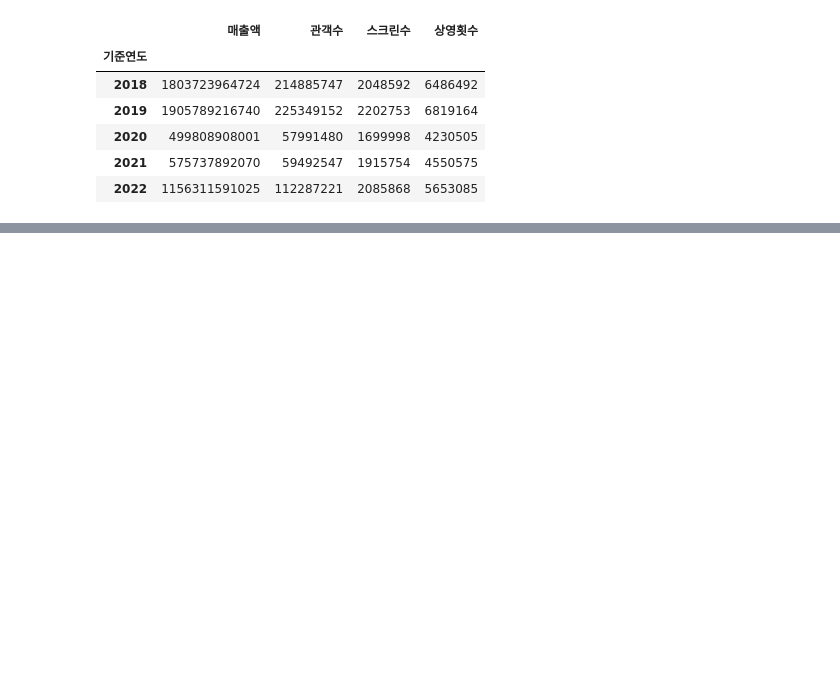
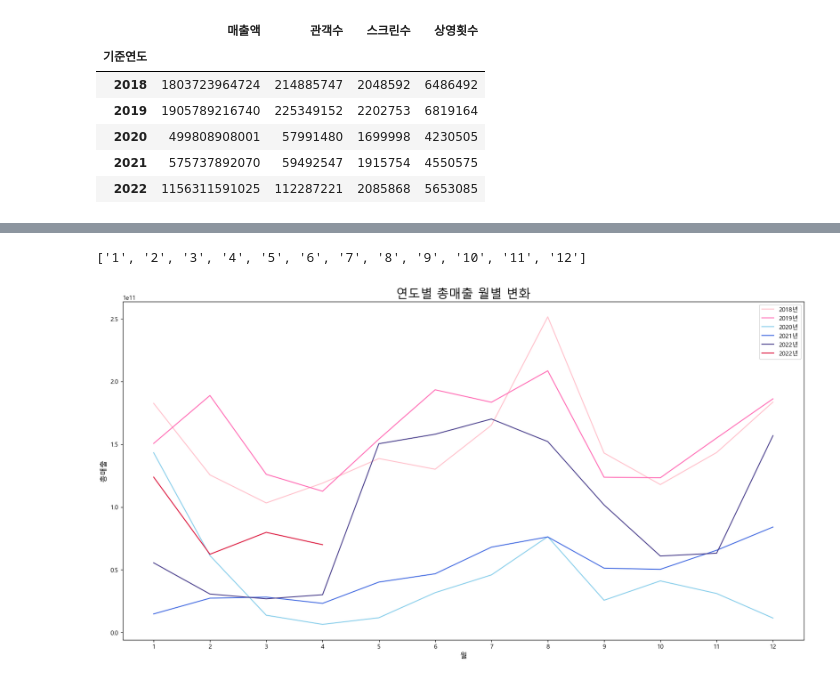
Before and after one commit to hyewon961117/hwstudy, a Jupyter notebook: City_Rock/[분석&시각화]_기간별_일별_분석_2.ipynb, the cells around one changed output, grey strips where cells are left out. Cells and saved outputs as stored; diff of their text form; code cells hidden in the pictures; blank space fills up the shorter version.

```diff
--- a/City_Rock/[분석&시각화]_기간별_일별_분석_2.ipynb
+++ b/City_Rock/[분석&시각화]_기간별_일별_분석_2.ipynb
@@ -181,0 +192,3 @@ movie_month_info
+# %%
+movie_year_month_info_2023 = movie_info_2023.groupby(['기준연도','기준월']).agg({'매출액':'sum', '관객수':'sum', '스크린수':'sum', '상영횟수':'sum'})
+movie_year_month_info_2023[:-1]
@@ -181,0 +219,25 @@ movie_month_info
+# %%
+month_list = movie_year_month_info.loc[2022]['매출액'].index.map(lambda x: str(x)).to_list()
+# %% [output]
+['1', '2', '3', '4', '5', '6', '7', '8', '9', '10', '11', '12']
+# %%
+# 연도별 월별 총매출 시각화
+fig = plt.figure(figsize=(20,10))
+ax = fig.add_subplot(1,1,1)
+
+month_list = movie_year_month_info.loc[2022]['매출액'].index.map(lambda x: str(x)).to_list()
+
+ax.plot(month_list,movie_year_month_info.loc[2018]['매출액'], color="pink", label="2018년")
+ax.plot(month_list,movie_year_month_info.loc[2019]['매출액'], color="hotpink", label="2019년")
+ax.plot(month_list,movie_year_month_info.loc[2020]['매출액'], color="skyblue", label="2020년")
+ax.plot(month_list,movie_year_month_info.loc[2021]['매출액'], color="royalblue", label="2021년")
+ax.plot(month_list,movie_year_month_info.loc[2022]['매출액'], color="darkslateblue", label="2022년")
+ax.plot(month_list[:4],movie_year_month_info_2023[:-1].loc[2023]['매출액'], color="crimson", label="2022년")
+
+ax.legend(loc="best")
+ax.set_title('연도별 총매출 월별 변화', size=20)
+ax.set_xlabel('월',size=12)
+ax.set_ylabel('총매출',size=12)
+plt.show()
+# %% [output]
+[figure, added]
```
Also changed, not shown: parts of 24 cells of this notebook.
